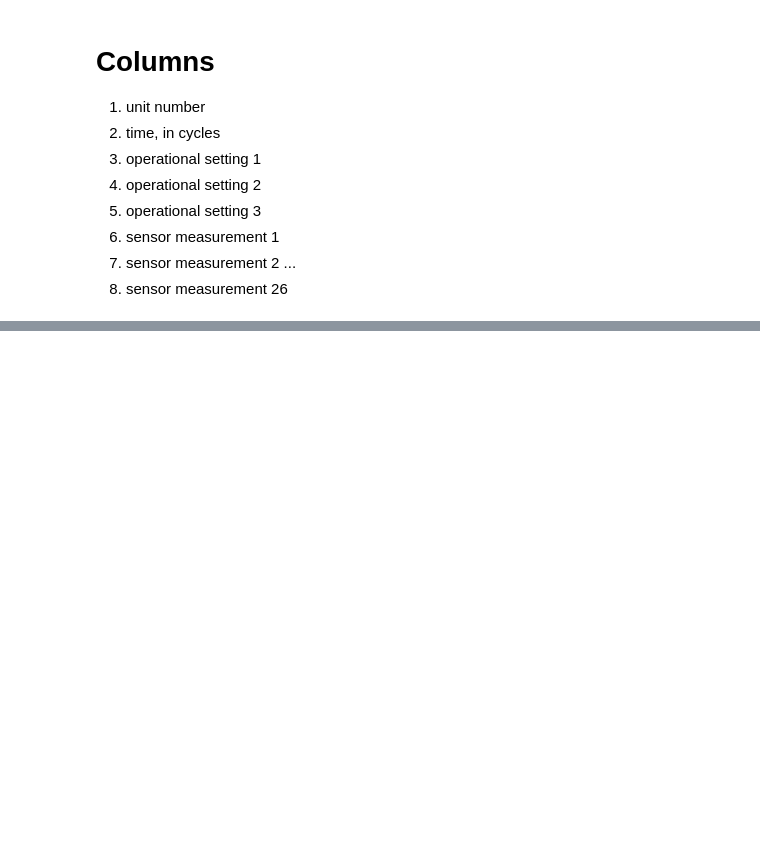
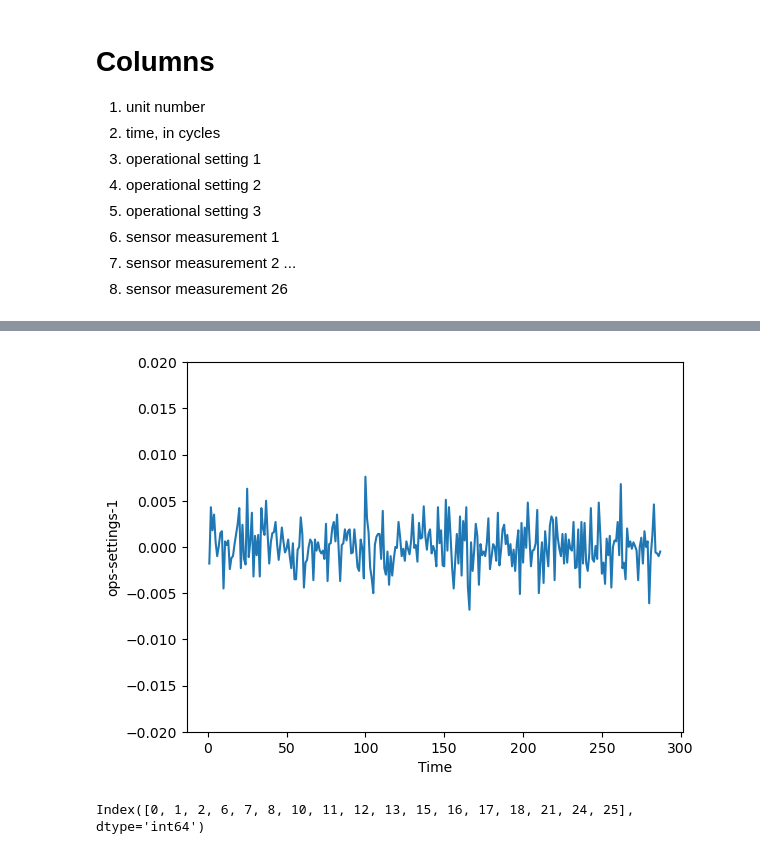
Before and after one commit to pratyush-015/ManuSenseAI, a Jupyter notebook: models/notebooks/Untitled.ipynb, the cells around one changed output, grey strips where cells are left out. Saved outputs shown, nothing was run; the diff lists cells and outputs as text; code cells hidden in the pictures; blank space fills up the shorter version.

```diff
--- a/models/notebooks/Untitled.ipynb
+++ b/models/notebooks/Untitled.ipynb
@@ -68,0 +135,2 @@ train_data.describe()
+# %%
+single_engine_data = train_data[train_data[0] == 2]
@@ -68,0 +153,8 @@ train_data.describe()
+# %%
+sns.lineplot(data=single_engine_data, x=single_engine_data[1], y=single_engine_data[2])
+plt.xlabel("Time")
+plt.ylabel("ops-settings-1")
+plt.ylim(-0.02, 0.02)
+plt.show()
+# %% [output]
+[figure, added]
@@ -68,0 +189,4 @@ train_data.describe()
+# %%
+single_engine_data.columns
+# %% [output]
+Index([0, 1, 2, 6, 7, 8, 10, 11, 12, 13, 15, 16, 17, 18, 21, 24, 25], dtype='int64')
```
Also changed, not shown: parts of 18 cells of this notebook, 2 other files.
